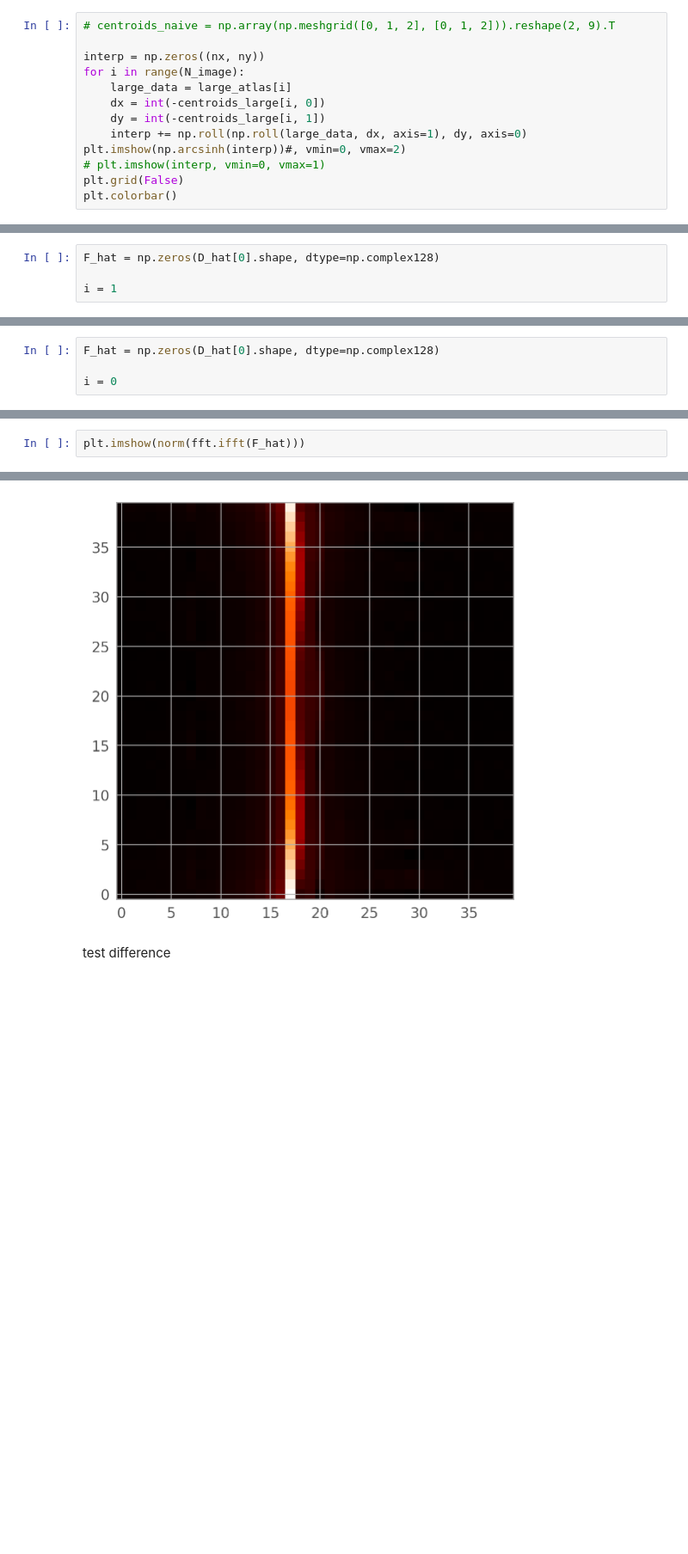
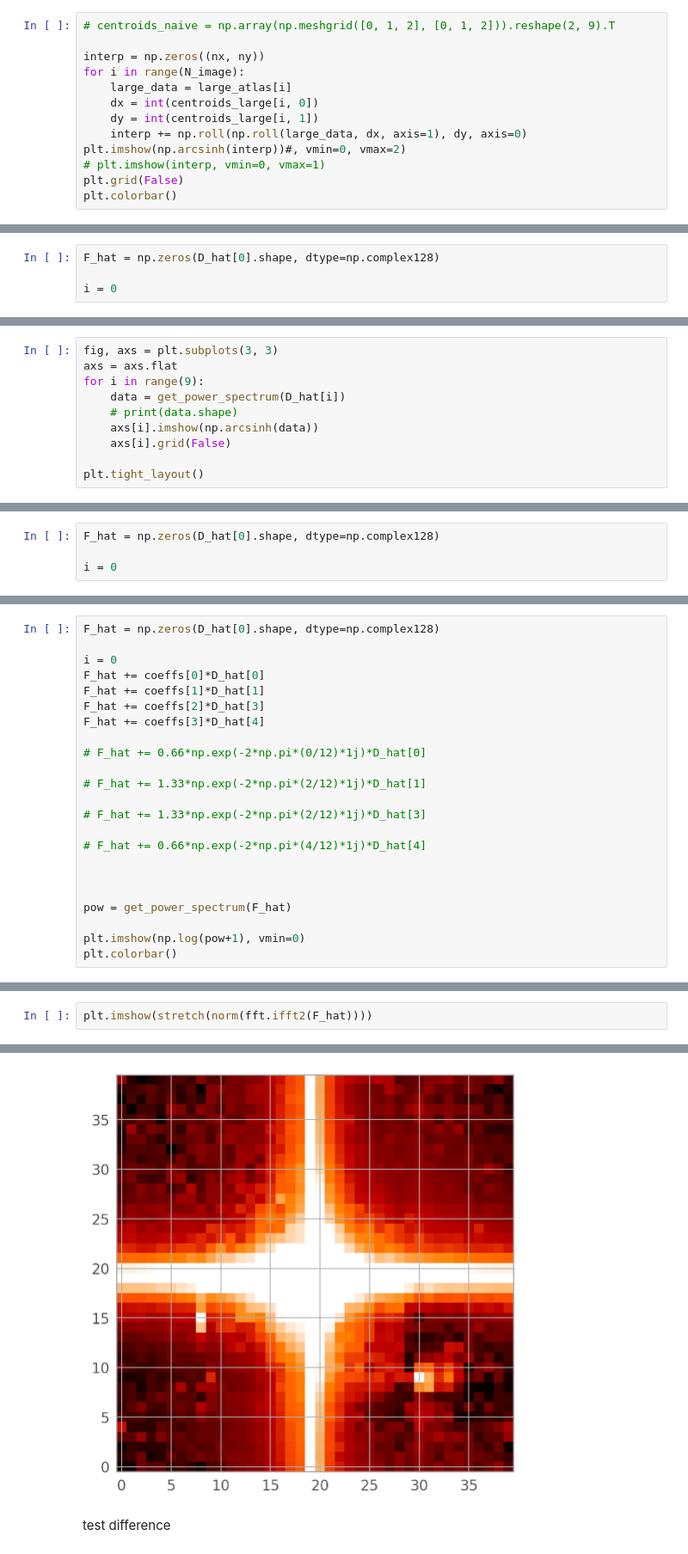
Before and after one commit to Chisen-Lupus/proper-dither, a Jupyter notebook: demo.ipynb, the cells around one changed output, grey strips where cells are left out. Shown at 86% size. Drawn from its saved outputs; the diff is of its cells as text; blank space fills up the shorter version.

Commit message:
fixed main and 2d test based on power spectrum??

```diff
--- a/demo.ipynb
+++ b/demo.ipynb
@@ -557,8 +551,8 @@ naive coaddition
 interp = np.zeros((nx, ny))
 for i in range(N_image):
     large_data = large_atlas[i]
-    dx = int(-centroids_large[i, 0])
-    dy = int(-centroids_large[i, 1])
+    dx = int(centroids_large[i, 0])
+    dy = int(centroids_large[i, 1])
     interp += np.roll(np.roll(large_data, dx, axis=1), dy, axis=0)
 plt.imshow(np.arcsinh(interp))#, vmin=0, vmax=2)
 # plt.imshow(interp, vmin=0, vmax=1)
@@ -690,7 +693,7 @@ plt.colorbar()
 # %%
 F_hat = np.zeros(D_hat[0].shape, dtype=np.complex128)
 
-i = 1
+i = 0
 # %%
 F_hat += coeffs[i]*D_hat[i]
 
@@ -863,0 +878,10 @@ plt.imshow(norm(pow))
+# %%
+fig, axs = plt.subplots(3, 3)
+axs = axs.flat
+for i in range(9):
+    data = get_power_spectrum(D_hat[i])
+    # print(data.shape)
+    axs[i].imshow(np.arcsinh(data))
+    axs[i].grid(False)
+
+plt.tight_layout()
@@ -969,0 +968,23 @@ plt.imshow(np.log(pow+1))
+# %%
+F_hat = np.zeros(D_hat[0].shape, dtype=np.complex128)
+
+i = 0
+F_hat += coeffs[0]*D_hat[0]
+F_hat += coeffs[1]*D_hat[1]
+F_hat += coeffs[2]*D_hat[3]
+F_hat += coeffs[3]*D_hat[4]
+
+# F_hat += 0.66*np.exp(-2*np.pi*(0/12)*1j)*D_hat[0]
+
+# F_hat += 1.33*np.exp(-2*np.pi*(2/12)*1j)*D_hat[1]
+
+# F_hat += 1.33*np.exp(-2*np.pi*(2/12)*1j)*D_hat[3]
+
+# F_hat += 0.66*np.exp(-2*np.pi*(4/12)*1j)*D_hat[4]
+
+
+
+pow = get_power_spectrum(F_hat)
+
+plt.imshow(np.log(pow+1), vmin=0)
+plt.colorbar()
@@ -970,8 +994,8 @@ plt.imshow(np.log(pow+1))
 # %%
-plt.imshow(norm(fft.ifft(F_hat)))
+plt.imshow(stretch(norm(fft.ifft2(F_hat))))
 # %% [output]
 <matplotlib.image.AxesImage at 0x...>
-[figure, old version]
+[figure, new version]
 # %% [markdown]
 test difference
 # %%
```
Also changed, not shown: parts of 34 cells of this notebook.
